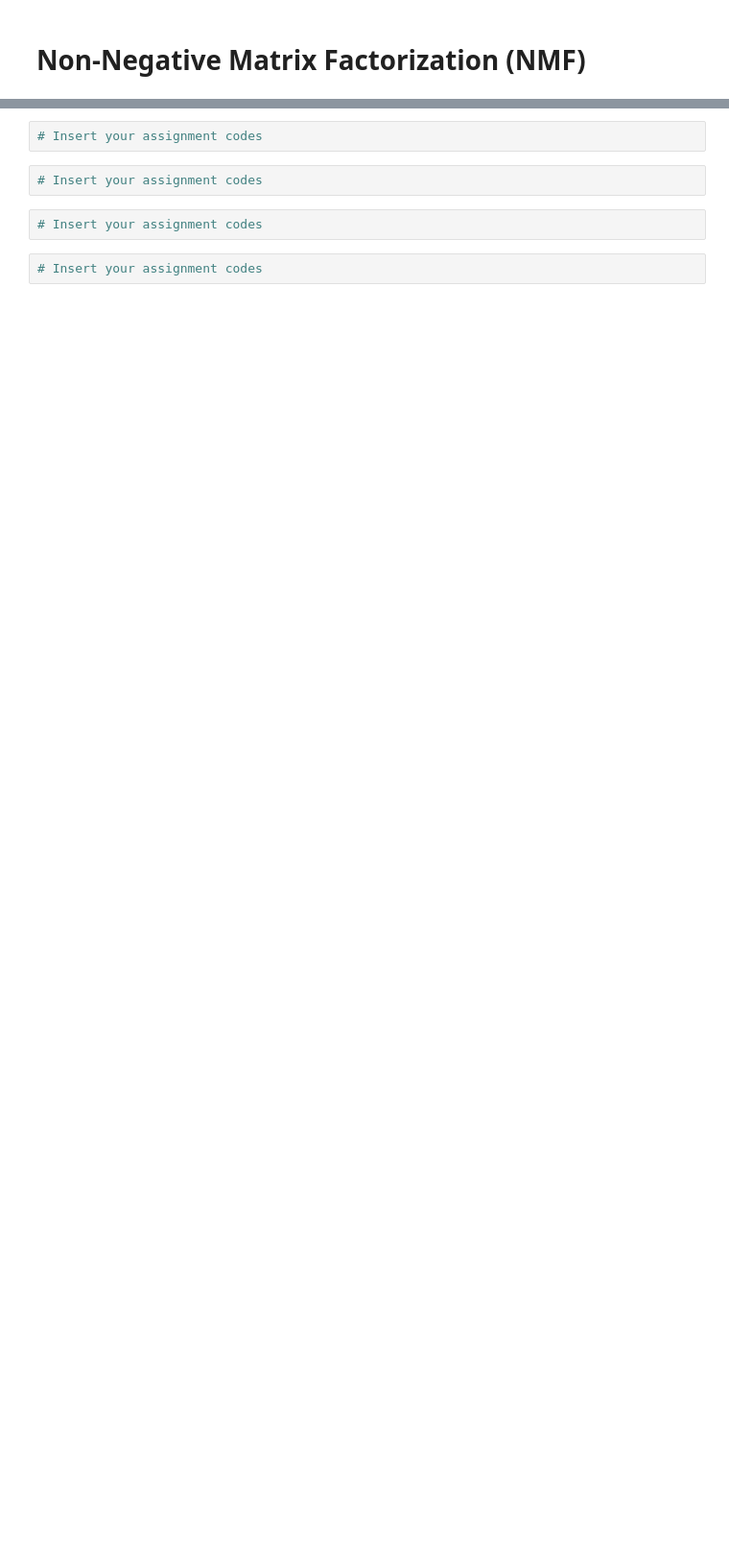
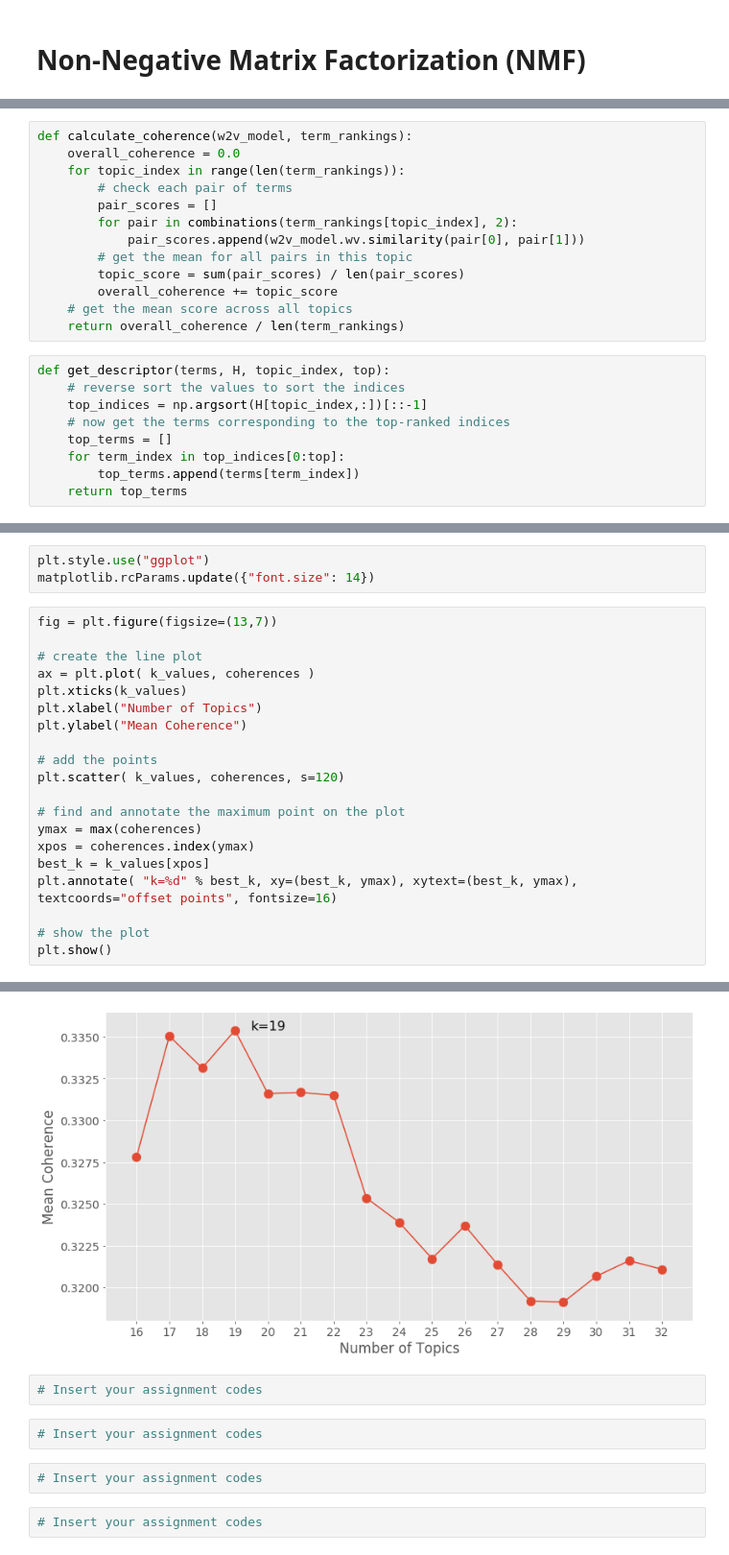
Before and after one commit to koayst/rp_nlp, a Jupyter notebook: NLP-Assignment-KoaySengTian.ipynb, the cells around one changed output, grey strips where cells are left out. Shown: that part at 96% size. Saved outputs shown, nothing was run; the diff lists cells and outputs as text; blank space fills up the shorter version.

Commit message:
checkin on 11 Mar 2020, 11:37am

```diff
--- a/NLP-Assignment-KoaySengTian.ipynb
+++ b/NLP-Assignment-KoaySengTian.ipynb
@@ -431,0 +587,22 @@ lda_nmf_df
+# %%
+def calculate_coherence(w2v_model, term_rankings):
+    overall_coherence = 0.0
+    for topic_index in range(len(term_rankings)):
+        # check each pair of terms
+        pair_scores = []
+        for pair in combinations(term_rankings[topic_index], 2):
+            pair_scores.append(w2v_model.wv.similarity(pair[0], pair[1]))
+        # get the mean for all pairs in this topic
+        topic_score = sum(pair_scores) / len(pair_scores)
+        overall_coherence += topic_score
+    # get the mean score across all topics
+    return overall_coherence / len(term_rankings)
+# %%
+def get_descriptor(terms, H, topic_index, top):
+    # reverse sort the values to sort the indices
+    top_indices = np.argsort(H[topic_index,:])[::-1]
+    # now get the terms corresponding to the top-ranked indices
+    top_terms = []
+    for term_index in top_indices[0:top]:
+        top_terms.append(terms[term_index])
+    return top_terms
@@ -431,0 +653,24 @@ lda_nmf_df
+# %%
+plt.style.use("ggplot")
+matplotlib.rcParams.update({"font.size": 14})
+# %%
+fig = plt.figure(figsize=(13,7))
+
+# create the line plot
+ax = plt.plot( k_values, coherences )
+plt.xticks(k_values)
+plt.xlabel("Number of Topics")
+plt.ylabel("Mean Coherence")
+
+# add the points
+plt.scatter( k_values, coherences, s=120)
+
+# find and annotate the maximum point on the plot
+ymax = max(coherences)
+xpos = coherences.index(ymax)
+best_k = k_values[xpos]
+plt.annotate( "k=%d" % best_k, xy=(best_k, ymax), xytext=(best_k, ymax), textcoords="offset points", fontsize=16)
+
+# show the plot
+plt.show()
+# %% [output]
@@ -432,3 +699,4 @@ lda_nmf_df
+[figure, added]
 # %%
 # Insert your assignment codes
 # %%
```
Also changed, not shown: parts of 39 cells of this notebook, 1 other file.
